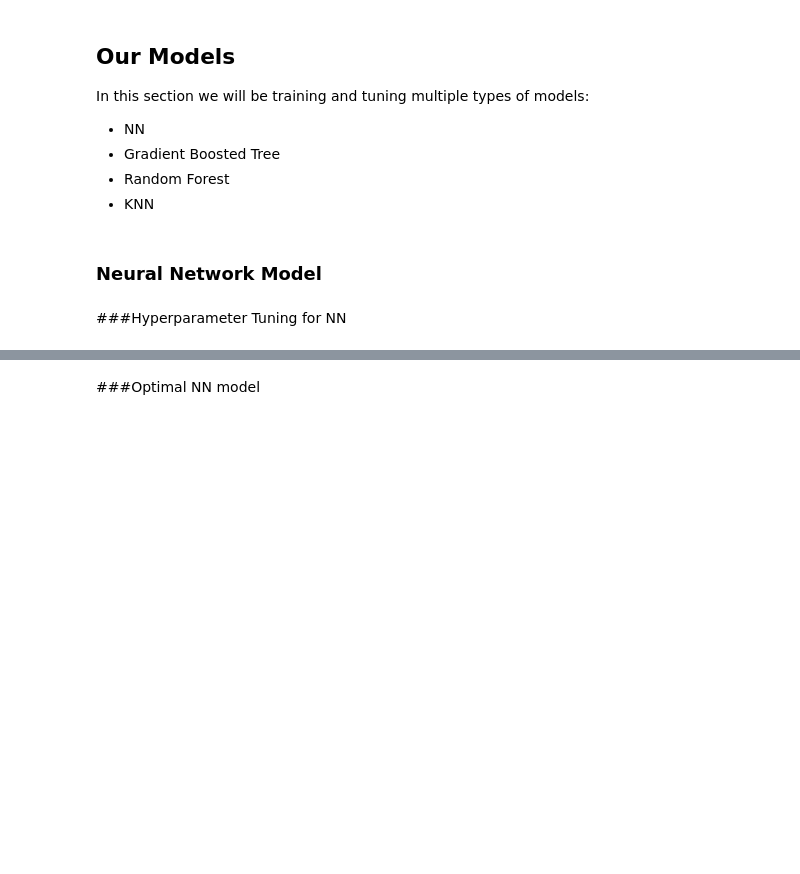
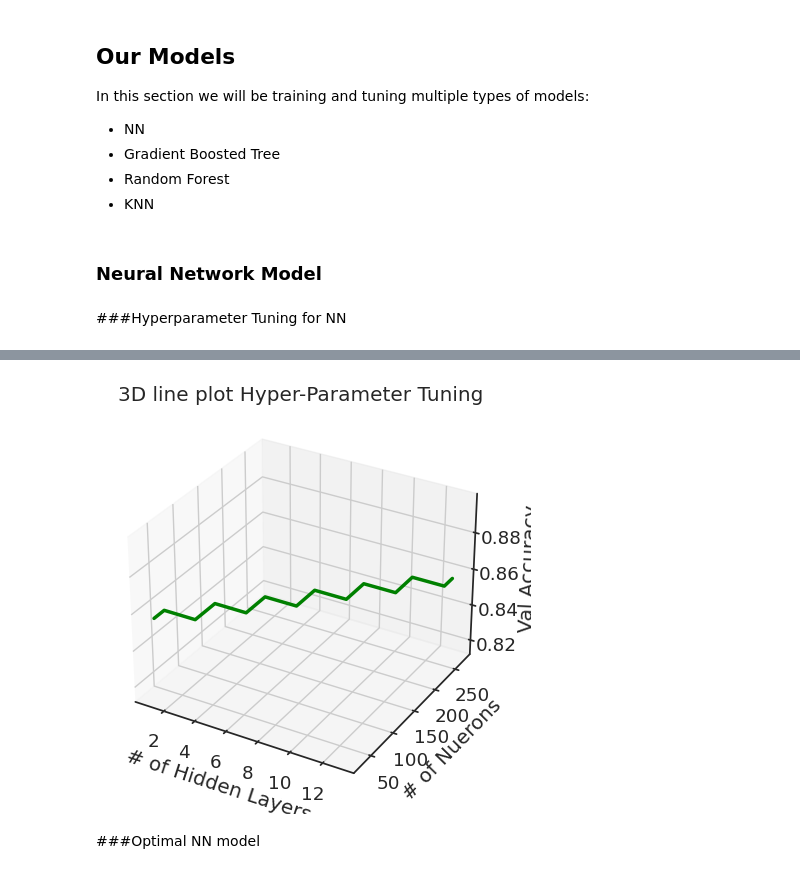
Before and after one commit to sebriverso/sebriverso.github.io, a Jupyter notebook: AirlineDelays.ipynb, the cells around one changed output, grey strips where cells are left out. Saved outputs shown, nothing was run; the diff lists cells and outputs as text; code cells hidden in the pictures; blank space fills up the shorter version.

```diff
--- a/AirlineDelays.ipynb
+++ b/AirlineDelays.ipynb
@@ -521,8 +511,8 @@ def repeat_List(a,x):
 DEMO = False
 if (not DEMO):
   list_valac = []
-  hidden_layers = np.arange(1, 14, 1).tolist()
-  neurons = np.arange(50, 240, 10).tolist()
+  hidden_layers = np.arange(1, 14, 2).tolist()
+  neurons = np.arange(30, 290, 20).tolist()
   max_hid = hidden_layers[0]
   max_neurons = neurons[0]
   max_acc = 0.0
@@ -580,3 +570,4 @@ Epoch 5/10
+[figure, added]
 # %% [markdown]
 ###Optimal NN model
 # %%
```
Also changed, not shown: parts of 14 cells of this notebook.
